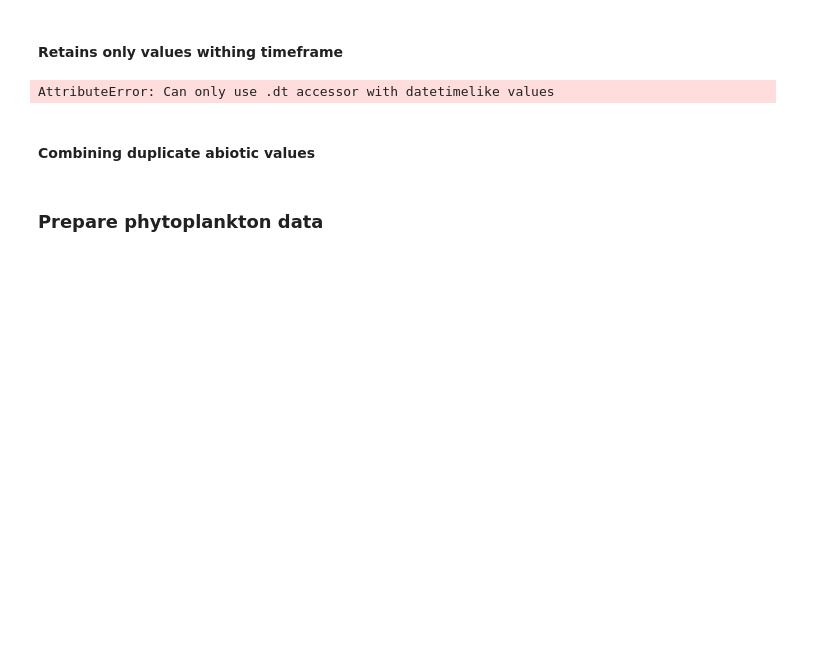
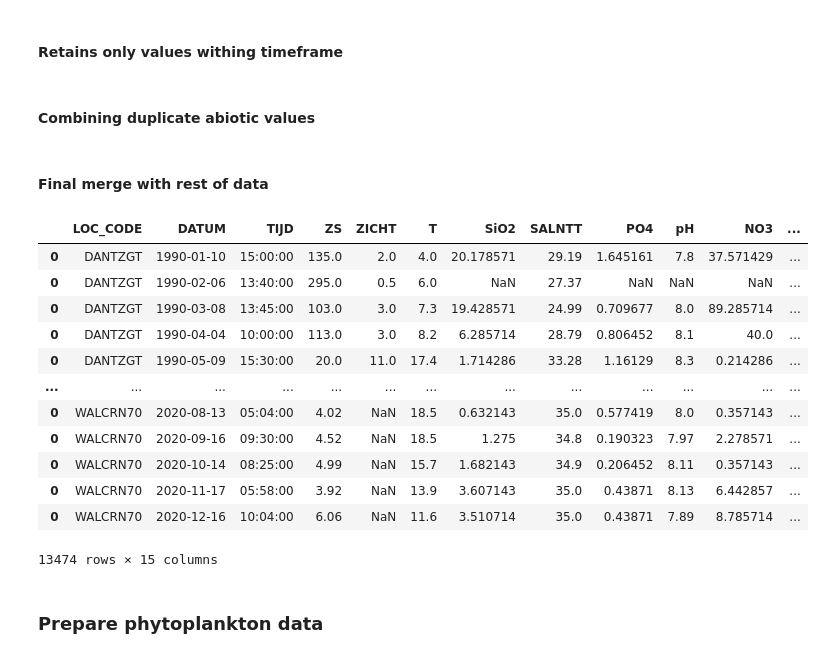
Before and after one commit to JinseiSteven/Phytoplankton-Prediction-Project, a Jupyter notebook: scripts/data_analysis/data_analysis.ipynb, the cells around one changed output. Cells and saved outputs as stored; diff of their text form; code cells hidden in the pictures; blank space fills up the shorter version.

Commit message:
integratie van abio merge (bug)
zit nog een bug in die zorgt dat het uiteindelijke aantal niet klopt, maar voor nu ok genoeg

```diff
--- a/scripts/data_analysis/data_analysis.ipynb
+++ b/scripts/data_analysis/data_analysis.ipynb
@@ -260,7 +260,7 @@ def check_conflicts(group):
 
     """
     conflicting_columns = []
-    for column in group.columns[2:]:
+    for column in group.columns[2:-1]:
         non_nan_count = group[column].notna().sum()
         if non_nan_count > 1:
             conflicting_columns.append(column)
@@ -301,12 +301,9 @@ def filter_within_time(group, minutes):
     """
     seconds = 60 * minutes
     main_idx = main_measurement(group)
-    main_time = group.loc[main_idx, 'TIJD']
+    main_time = group.loc[main_idx, 'DATUMTIJDWAARDE']
 
-    td1 = timedelta(hours=group['TIJD'].dt.hour, minutes=group['TIJD'].dt.minute, seconds=group['TIJD'].dt.second)
-    td2 = pd.Timedelta(hours=main_time.dt.hour, minutes=main_time.dt.minute, seconds=main_time.dt.second)
-
-    delta_time = (td1 - td2).abs()
+    delta_time = (group['DATUMTIJDWAARDE'] - main_time).dt.total_seconds().abs()
     # reverse this to check how many will be eliminated
     is_in_time = delta_time < seconds
 
@@ -315,10 +312,39 @@ def filter_within_time(group, minutes):
 filtered = fixed_conflicts.groupby(['LOC_CODE', 'DATUM']).apply(lambda group: filter_within_time(group, minutes=TIMEFRAME)).reset_index(drop=True).sort_values('DATUM')
 
 # display(filtered)
-# %% [output]
-AttributeError: Can only use .dt accessor with datetimelike values
 # %% [markdown]
 #### Combining duplicate abiotic values
+# %%
+filtered_notime = filtered.drop(['DATUMTIJDWAARDE', 'TIJD', 'Conflicts'], axis=1).reset_index(drop=True)
+n_groups = filtered_notime.groupby(["LOC_CODE", "DATUM"]).ngroups
+# %%
+combined_duplicates = filtered_notime.groupby(["LOC_CODE", "DATUM"], as_index=False).first()
+
+for col in combined_duplicates.columns:
+    if combined_duplicates[col].dtype == 'object':
+            combined_duplicates[col] = combined_duplicates[col].replace({None: np.nan})
+
+assert n_groups == combined_duplicates.shape[0], "Doesn't match" # sanity check
+# %% [markdown]
+#### Final merge with rest of data
+# %%
+final_abio = pd.concat([no_duplicates, combined_duplicates]).sort_values(by=["LOC_CODE", "DATUM"])
+
+display(final_abio)
+# %% [output]
+|  | LOC_CODE | DATUM | TIJD | ZS | ZICHT | T | SiO2 | SALNTT | PO4 | pH | NO3 | ... |
+| 0 | DANTZGT | 1990-01-10 | 15:00:00 | 135.0 | 2.0 | 4.0 | 20.178571 | 29.19 | 1.645161 | 7.8 | 37.571429 | ... |
+| 0 | DANTZGT | 1990-02-06 | 13:40:00 | 295.0 | 0.5 | 6.0 | NaN | 27.37 | NaN | NaN | NaN | ... |
+| 0 | DANTZGT | 1990-03-08 | 13:45:00 | 103.0 | 3.0 | 7.3 | 19.428571 | 24.99 | 0.709677 | 8.0 | 89.285714 | ... |
+| 0 | DANTZGT | 1990-04-04 | 10:00:00 | 113.0 | 3.0 | 8.2 | 6.285714 | 28.79 | 0.806452 | 8.1 | 40.0 | ... |
+| 0 | DANTZGT | 1990-05-09 | 15:30:00 | 20.0 | 11.0 | 17.4 | 1.714286 | 33.28 | 1.16129 | 8.3 | 0.214286 | ... |
+| ... | ... | ... | ... | ... | ... | ... | ... | ... | ... | ... | ... | ... |
+| 0 | WALCRN70 | 2020-08-13 | 05:04:00 | 4.02 | NaN | 18.5 | 0.632143 | 35.0 | 0.577419 | 8.0 | 0.357143 | ... |
+| 0 | WALCRN70 | 2020-09-16 | 09:30:00 | 4.52 | NaN | 18.5 | 1.275 | 34.8 | 0.190323 | 7.97 | 2.278571 | ... |
+| 0 | WALCRN70 | 2020-10-14 | 08:25:00 | 4.99 | NaN | 15.7 | 1.682143 | 34.9 | 0.206452 | 8.11 | 0.357143 | ... |
+| 0 | WALCRN70 | 2020-11-17 | 05:58:00 | 3.92 | NaN | 13.9 | 3.607143 | 35.0 | 0.43871 | 8.13 | 6.442857 | ... |
+| 0 | WALCRN70 | 2020-12-16 | 10:04:00 | 6.06 | NaN | 11.6 | 3.510714 | 35.0 | 0.43871 | 7.89 | 8.785714 | ... |
+13474 rows × 15 columns
 # %% [markdown]
 ### Prepare phytoplankton data
 # %%
```
Also changed, not shown: parts of 4 cells of this notebook.
